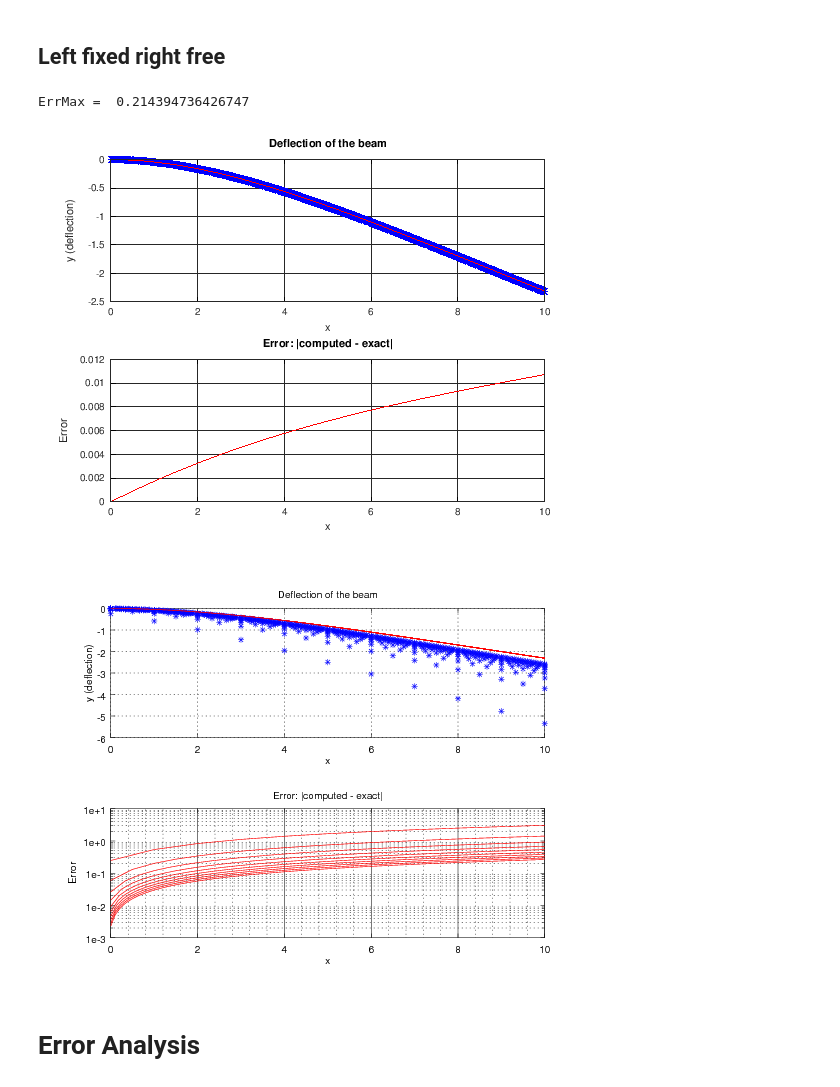
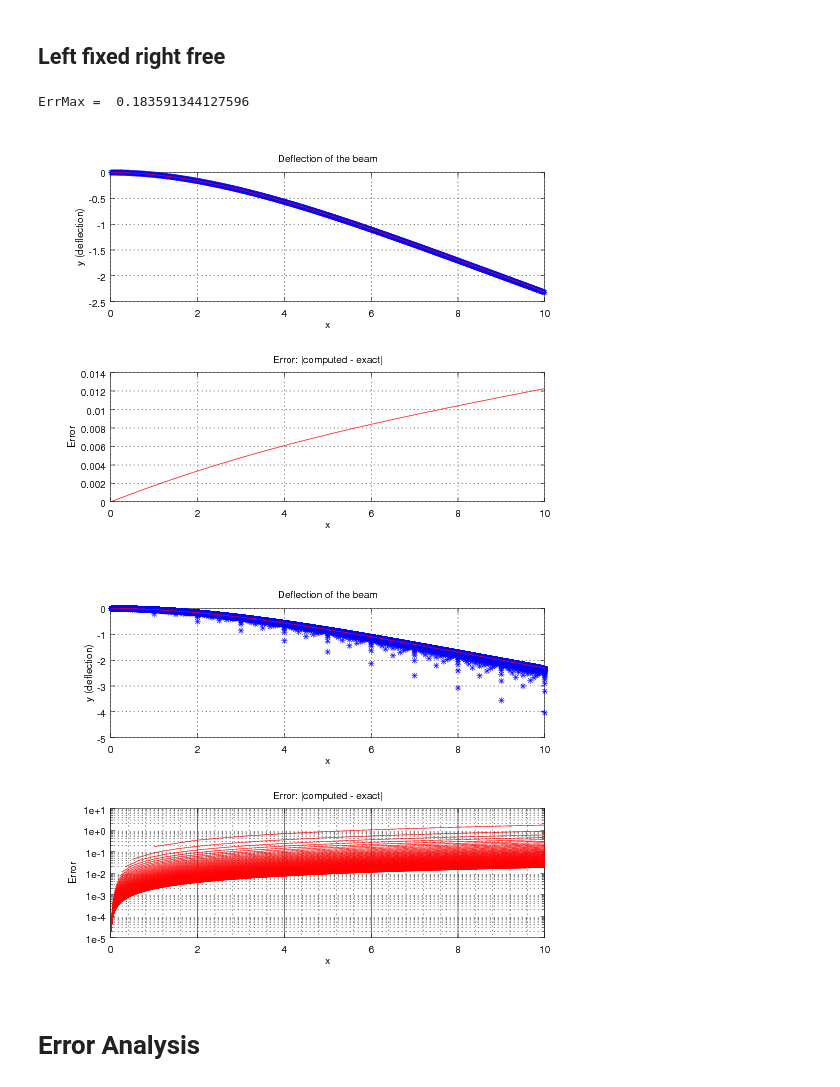
Before and after one commit to branberry/URGOResearch, a Jupyter notebook: SteelBeamSauerSecond.ipynb, the cells around one changed output. Drawn from its saved outputs; the diff is of its cells as text; code cells hidden in the pictures.

```diff
--- a/SteelBeamSauerSecond.ipynb
+++ b/SteelBeamSauerSecond.ipynb
@@ -19,7 +19,7 @@ w = rho*b*d*g; % weight of the beam per unit length (will be our f)
 format long
 A = [];
 
-n = 100; % number of subintervals on [0, L]
+n = 100; % number of subintervals on [h, L]
 h = L/n; % discretization spacing
 N = n; % number of unknowns to be solved for
 
@@ -69,11 +69,11 @@ A = sparse(A);
 y = A\f;
 
 % Plots
-x = (0:h:L - h)';
+x = (h:h:L)';
 y_exact = -b*d*rho*g/(24*E*I)*x.^2.*(6.*L^2 - 4.*L*x + x.^2);
 ErrMax = max(abs(y-y_exact))
 # %% [output]
-ErrMax =  0.214394736426747
+ErrMax =  0.183591344127596
 # %%
 subplot(2,1,1);
 plot(x, y, "b*", x, y_exact, "r")
@@ -86,19 +86,19 @@ title('Error: |computed - exact|');
 xlabel('x'); ylabel('Error');
 grid on;
 # %% [output]
-[figure, old version]
+[figure, new version]
 # %%
 
 % vector that contains error values
 ErrorsLeftFixedRightFree = [];
 n = 10; % number of subintervals on [0, L]
 h = L/n; % discretization spacing
-N = n + 1;
+N = n;
 
-for k=1:10
+for k=1:100
     % Define the RHS of the system
     f = -h^4/(E*I) * w * ones(N, 1);
-    f(1) = f(N) = 0;
+    %f(1) = f(N) = 0;
     % Since in Sauer's second edition does not use a pentadiagonal matrix, we must use a more standard approach
     % Filling and solving our matrix.
     format long
@@ -143,36 +143,36 @@ for k=1:10
 
     % Compressing the matrix into a sparse matrix
     A = sparse(A);
 
     % Finding y
     y = A\f;
 
     % Plots
 
-    x = (0:h:L)';
+    x = (h:h:L)';
     y_exact = -b*d*rho*g/(24*E*I)*x.^2.*(6.*L^2 - 4.*L*x + x.^2);
     ErrorsLeftFixedRightFree(k) = max(abs(y-y_exact));
     n = n + 10;
     h = L/n; % discretization spacing
-    N = n + 1;
+    N = n;
 
     subplot(2,1,1);
     plot(x, y, "b*", x, y_exact, "r")
     hold on
     title('Deflection of the beam');
     xlabel('x'); ylabel('y (deflection)');
     grid on;
     subplot(2,1,2);
     semilogy(x, abs(y - y_exact), "r")
     hold on
     title('Error: |computed - exact|');
     xlabel('x'); ylabel('Error');
     grid on;
 endfor
 
 ErrorsLeftFixedRightFree = ErrorsLeftFixedRightFree';
 # %% [output]
-[figure, old version]
+[figure, new version]
 # %% [markdown]
 # Error Analysis
 # %% [markdown]
```
Also changed, not shown: parts of 1 cell of this notebook, 3 other files.
